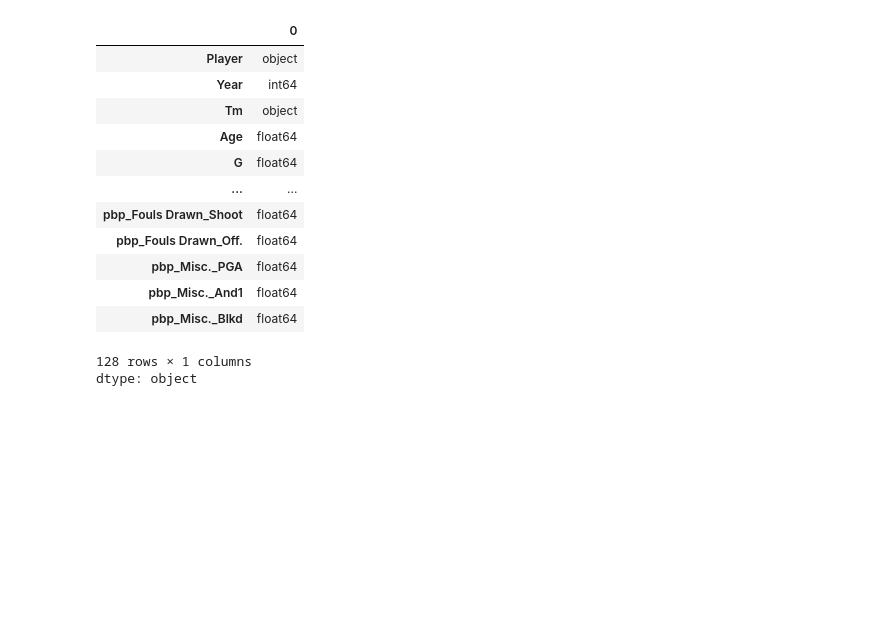
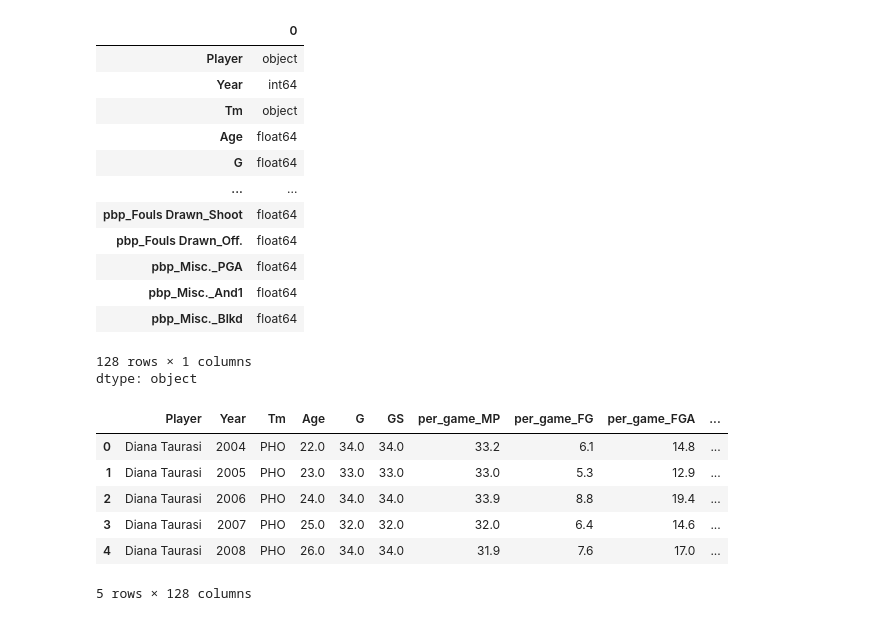
Before and after one commit to colterwood/LHL-final-final-project, a Jupyter notebook: notebooks/player_data.ipynb, the cells around one changed output. Saved outputs shown, nothing was run; the diff lists cells and outputs as text; code cells hidden in the pictures; blank space fills up the shorter version.

Commit message:
Add files via upload
Completed notebook for player_data

```diff
--- a/notebooks/player_data.ipynb
+++ b/notebooks/player_data.ipynb
@@ -1063,3 +1063,13 @@ array(['PHO', 'CON', 'CHI', 'NYL', 'SEA', 'LAS', 'ATL', 'IND', 'TUL',
 | pbp_Misc._Blkd | float64 |
 128 rows × 1 columns
 dtype: object
+# %%
+df.head()
+# %% [output]
+|  | Player | Year | Tm | Age | G | GS | per_game_MP | per_game_FG | per_game_FGA | ... |
+| 0 | Diana Taurasi | 2004 | PHO | 22.0 | 34.0 | 34.0 | 33.2 | 6.1 | 14.8 | ... |
+| 1 | Diana Taurasi | 2005 | PHO | 23.0 | 33.0 | 33.0 | 33.0 | 5.3 | 12.9 | ... |
+| 2 | Diana Taurasi | 2006 | PHO | 24.0 | 34.0 | 34.0 | 33.9 | 8.8 | 19.4 | ... |
+| 3 | Diana Taurasi | 2007 | PHO | 25.0 | 32.0 | 32.0 | 32.0 | 6.4 | 14.6 | ... |
+| 4 | Diana Taurasi | 2008 | PHO | 26.0 | 34.0 | 34.0 | 31.9 | 7.6 | 17.0 | ... |
+5 rows × 128 columns
```
Also changed, not shown: parts of 26 cells of this notebook.
